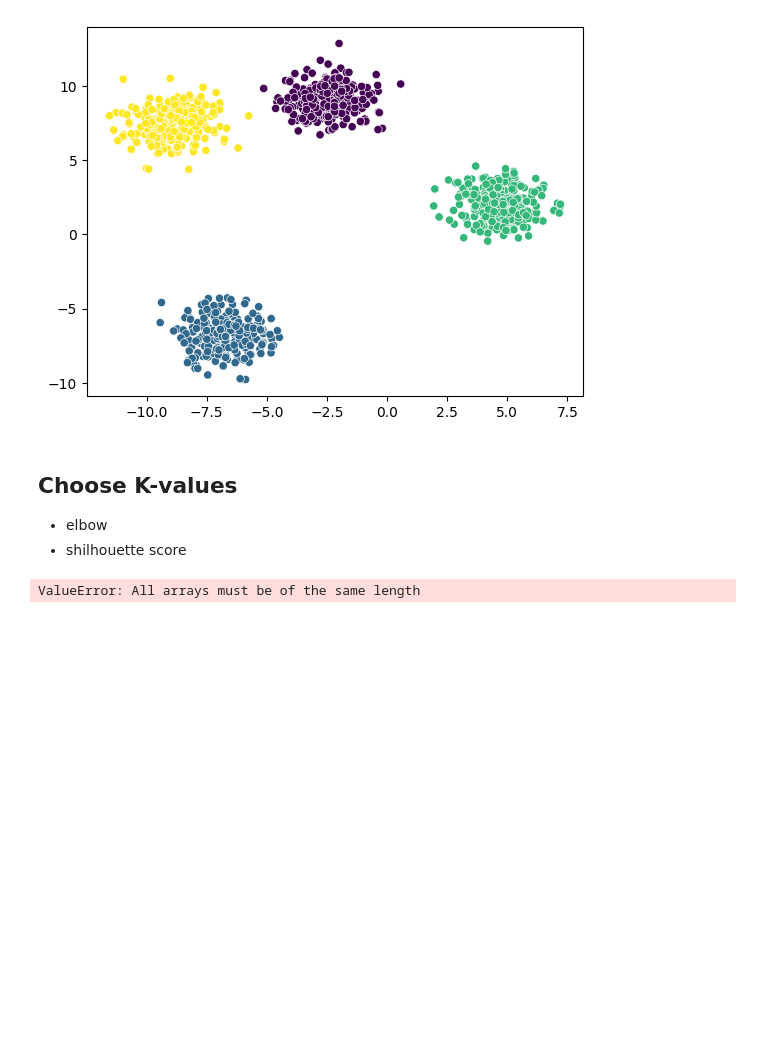
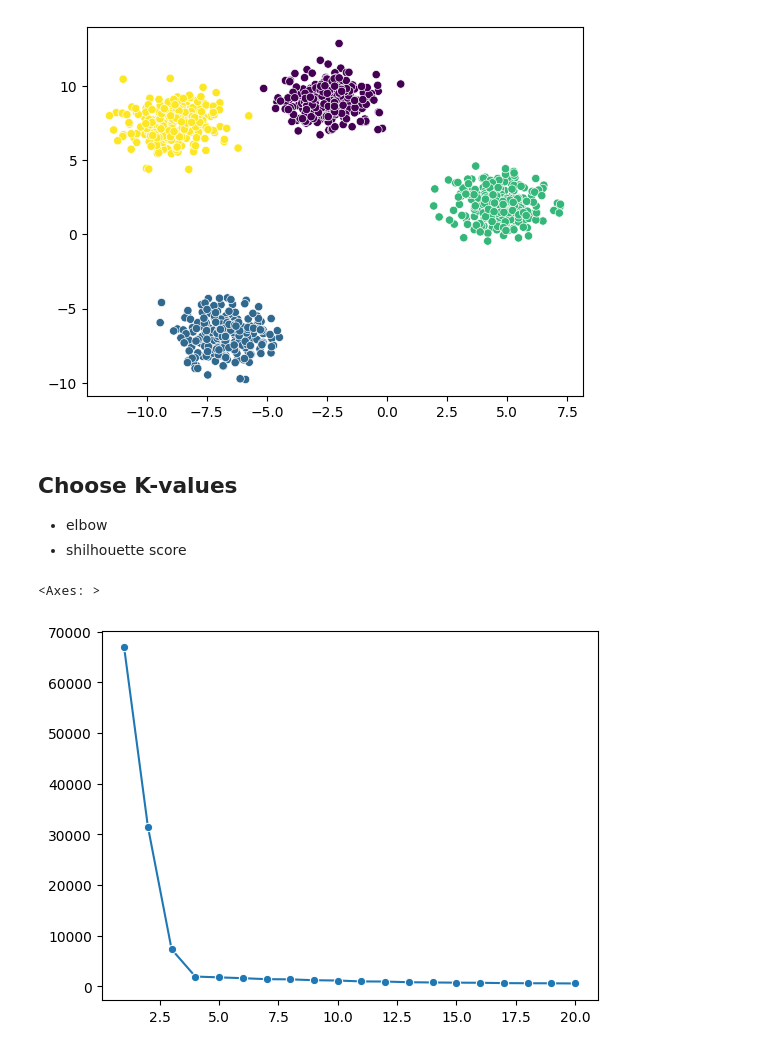
Before and after one commit to Tauhid-Topu-007/Unsupervised-ML, a Jupyter notebook: K-Means/Untitled.ipynb, the cells around one changed output. Saved outputs shown, nothing was run; the diff lists cells and outputs as text; code cells hidden in the pictures; blank space fills up the shorter version.

```diff
--- a/K-Means/Untitled.ipynb
+++ b/K-Means/Untitled.ipynb
@@ -64,6 +64,7 @@ for k in range(1,21):
     kmeans.fit_predict(X)
     wcss.append(kmeans.inertia_)
 # %%
-sns.lineplot(x=range(0,21),y=wcss,marker='o')
+sns.lineplot(x=range(1,21),y=wcss,marker='o')
 # %% [output]
-ValueError: All arrays must be of the same length
+<Axes: >
+[figure, added]
```
Also changed, not shown: parts of 1 cell of this notebook.
